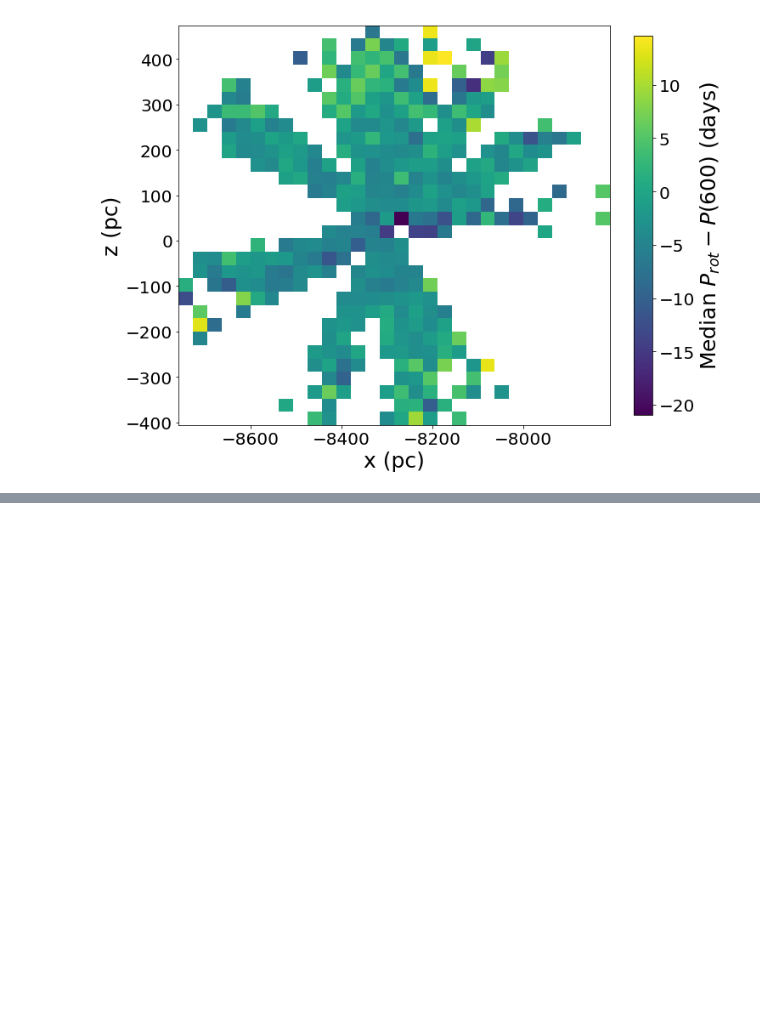
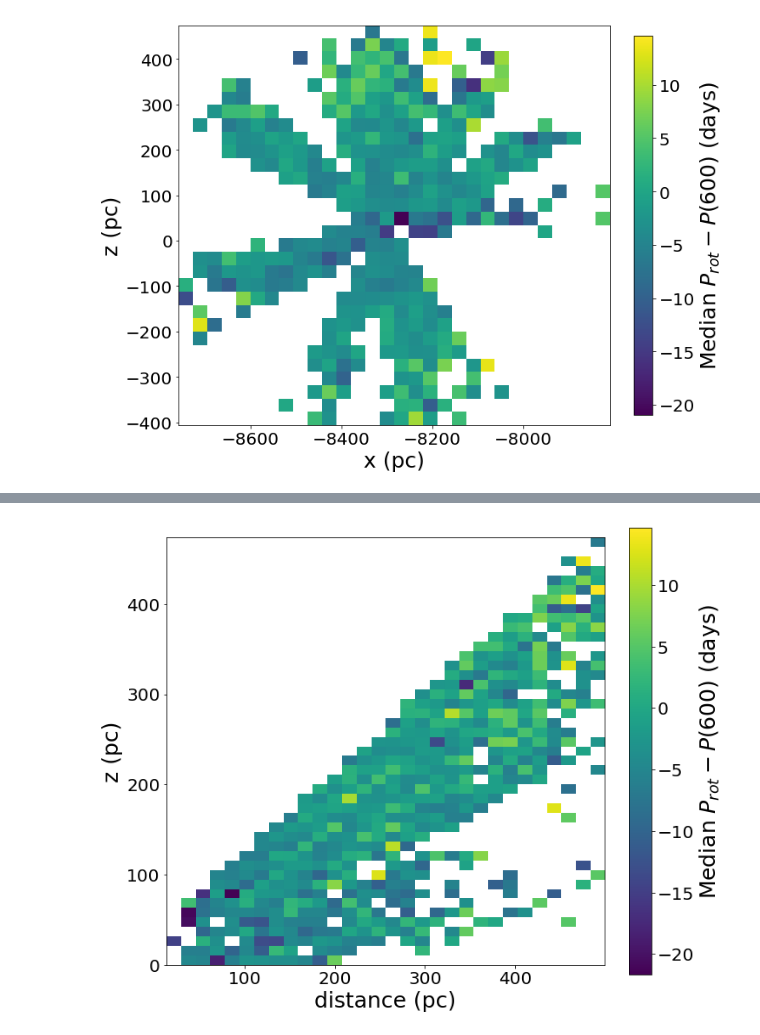
Before and after one commit to tagordon/k2rot, a Jupyter notebook: round/figures/map.ipynb, the cells around one changed output, grey strips where cells are left out. Saved outputs shown, nothing was run; the diff lists cells and outputs as text; code cells hidden in the pictures; blank space fills up the shorter version.

Commit message:
added height vs. distance

```diff
--- a/round/figures/map.ipynb
+++ b/round/figures/map.ipynb
@@ -77,0 +78,14 @@ pl.savefig("prot_yz.pdf")
+# %%
+ret = binned_statistic_2d(np.abs(df['r_est'][finite_age_mask & color_mask]),
+                          np.abs(df['galcen_z'][finite_age_mask & color_mask]),
+                          perdiff, statistic='median', bins=[30, 45])
+pl.figure(figsize=(10, 10))
+im = pl.imshow(ret.statistic.T, origin='lower', interpolation='nearest',
+         extent=(ret.x_edge[0], ret.x_edge[-1], ret.y_edge[0], ret.y_edge[-1]))
+cb = pl.colorbar(im, fraction=0.046)
+cb.set_label('Median $P_{rot} - P(600)$ (days)')
+pl.xlabel("distance (pc)")
+pl.ylabel("z (pc)")
+pl.savefig("prot_yz.pdf")
+# %% [output]
+[figure, added]
```
Also changed, not shown: parts of 1 cell of this notebook, 3 other files.
